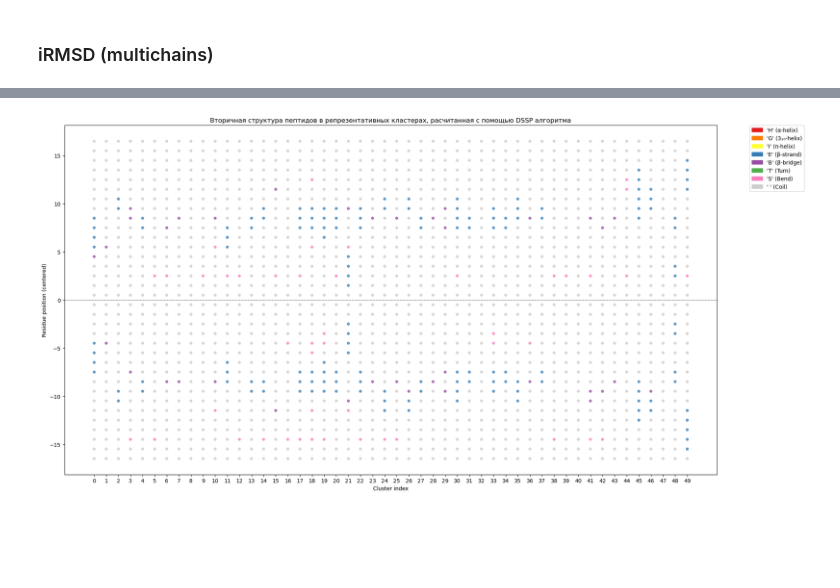
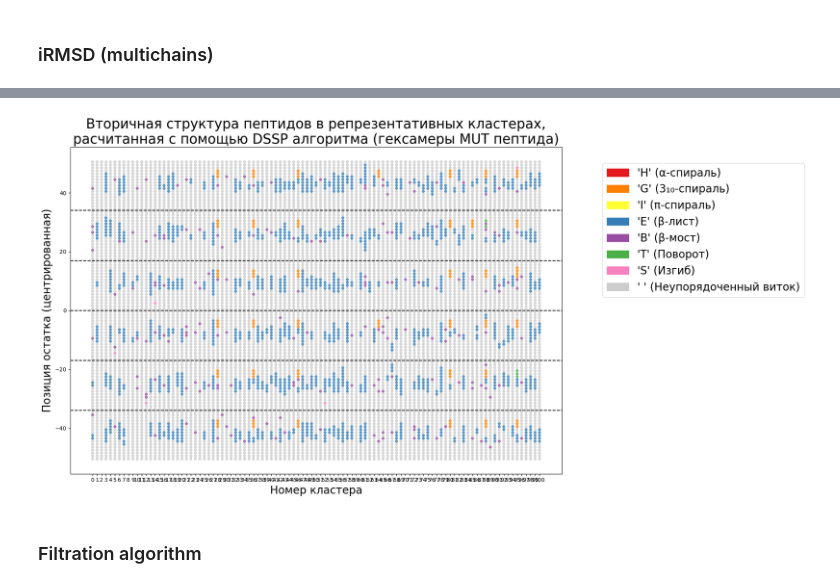
Before and after one commit to georgeegreat/AutoDock-CrankPep-Analysis-Tool, a Jupyter notebook: RMSD clustering.ipynb, the cells around one changed output, grey strips where cells are left out. Drawn from its saved outputs; the diff is of its cells as text; code cells hidden in the pictures; blank space fills up the shorter version.

```diff
--- a/RMSD clustering.ipynb
+++ b/RMSD clustering.ipynb
@@ -156,7 +156,7 @@ models_dir = "./2WT" # the directory for models, should be specified
 chainA_id = 0
 chainB_id = 1
 rmsd_cutoff = 0.3 # 3 angstroms
-interface_cutoff = 1.5 #
+interface_cutoff = 0.8 #
 
 
 def get_interface_residues(traj, chainA_idx, chainB_idx, cutoff=interface_cutoff):
@@ -428,9 +405,9 @@ import matplotlib.pyplot as plt
 from collections import defaultdict
 from tqdm import tqdm
 
-models_dir = "./2WT"          # folder with your PDB files (all must have the same chain count)
-interface_cutoff = 2           # nm (8 Å) – heavy-atom distance to define interface
-rmsd_cutoff = 0.3                # nm (3 Å) – iRMSD threshold for clustering
+models_dir = "./6MUT"          # folder with your PDB files (all must have the same chain count)
+interface_cutoff = 0.8           # nm (8 Å) – heavy-atom distance to define interface
+rmsd_cutoff = 0.8                # nm (3 Å) – iRMSD threshold for clustering
 
 
 def get_interface_multichain(traj, cutoff):
@@ -581,5 +558,5 @@ Cluster 25 with 1 models as cluster_25_iRMSD_rep.pdb
 # %%
-fig, (ax1, ax2) = plt.subplots(1, 2, figsize=(12, 5))
+fig, (ax1, ax2) = plt.subplots(1, 2, figsize=(24, 10))
 im = ax1.imshow(irmsd_matrix, cmap='hot', aspect='auto')
 ax1.set_title("iRMSD matrix (nm)")
 plt.colorbar(im, ax=ax1)
@@ -588,6 +565,6 @@ dendrogram(linkage_matrix, ax=ax2, color_threshold=rmsd_cutoff,
            labels=[str(i) for i in valid_indices])
 ax2.set_title(f"Hierarchical clustering, cutoff={rmsd_cutoff} nm")
 plt.tight_layout()
-# plt.savefig("irmsd_clustering.png", dpi=600)
+plt.savefig("irmsd_clustering_6MUT.png", dpi=600)
 plt.show()
 # %% [output]
@@ -648,46 +624,52 @@ def plot_dssp_clusters(cluster_dssp, figsize=(20, 10), title="DSSP across cluste
 
     # Color map for common DSSP codes
     cmap = {
         'H': '#e41a1c',   # alpha-helix (red)
         'G': '#ff7f00',   # 3-10 helix (orange)
         'I': '#ffff33',   # pi-helix (yellow)
         'E': '#377eb8',   # extended strand (blue)
         'B': '#984ea3',   # beta-bridge (purple)
         'T': '#4daf4a',   # turn (green)
         'S': '#f781bf',   # bend (pink)
         ' ': '#cccccc',   # coil / unstructured (light grey)
         '-': '#cccccc',   # alternative coil symbol
         '?': '#000000'    # unknown (black)
     }
 
     fig, ax = plt.subplots(figsize=figsize)
 
     for i, dssp_seq in enumerate(cluster_dssp):
         if isinstance(dssp_seq, str):
             dssp_seq = list(dssp_seq)
         for j, code in enumerate(dssp_seq):
             color = cmap.get(code, '#000000')
             ax.scatter(i, y_positions[j], color=color, s=30, edgecolors='none', alpha=0.8)
 
-    ax.set_xlabel("Cluster index")
-    ax.set_ylabel("Residue position (centered)")
-    ax.set_title(title)
+    ax.set_xlabel("Номер кластера", fontsize=20)
+    ax.set_ylabel("Позиция остатка (центрированная)", fontsize=20)
+    ax.set_title(title, fontsize=25)
     ax.set_xticks(range(n_clusters))
-    ax.axhline(0, color='black', linewidth=0.5, linestyle='--')
+    ax.axhline(17, color='black', linewidth=1.5, linestyle='--')
+    ax.axhline(-17, color='black', linewidth=1.5, linestyle='--')
+    ax.axhline(34, color='black', linewidth=1.5, linestyle='--')
+    ax.axhline(-34, color='black', linewidth=1.5, linestyle='--')
+    ax.axhline(-0, color='black', linewidth=1.5, linestyle='--')
     legend_patches = [mpatches.Patch(color=color, label=f"'{code}' ({name})")
                       for code, color, name in [
-                          ('H', '#e41a1c', 'α-helix'),
-                          ('G', '#ff7f00', '3₁₀-helix'),
-                          ('I', '#ffff33', 'π-helix'),
-                          ('E', '#377eb8', 'β-strand'),
-                          ('B', '#984ea3', 'β-bridge'),
-                          ('T', '#4daf4a', 'Turn'),
-                          ('S', '#f781bf', 'Bend'),
-                          (' ', '#cccccc', 'Coil'),]]
-    ax.legend(handles=legend_patches, bbox_to_anchor=(1.05, 1), loc='upper left', borderaxespad=0.)
+                          ('H', '#e41a1c', 'α-спираль'),
+                          ('G', '#ff7f00', '3₁₀-спираль'),
+                          ('I', '#ffff33', 'π-спираль'),
+                          ('E', '#377eb8', 'β-лист'),
+                          ('B', '#984ea3', 'β-мост'),
+                          ('T', '#4daf4a', 'Поворот'),
+                          ('S', '#f781bf', 'Изгиб'),
+                          (' ', '#cccccc', 'Неупорядоченный виток'),]]
+    ax.legend(handles=legend_patches, bbox_to_anchor=(1.05, 1), loc='upper left', borderaxespad=1.5, fontsize=20)
     plt.tight_layout()
+    plt.savefig('6MUT.jpg', dpi=900)
     plt.show()
-
-plot_dssp_clusters(candidates, title="Вторичная структура пептидов в репрезентативных кластерах, расчитанная с помощью DSSP алгоритма")
+plot_dssp_clusters(candidates, title="Вторичная структура пептидов в репрезентативных кластерах,\nрасчитанная с помощью DSSP алгоритма (гексамеры MUT пептида)")
 # %% [output]
-[figure, old version]
+[figure, new version]
+# %% [markdown]
+### Filtration algorithm
```
Also changed, not shown: parts of 16 cells of this notebook, 1 other file.
